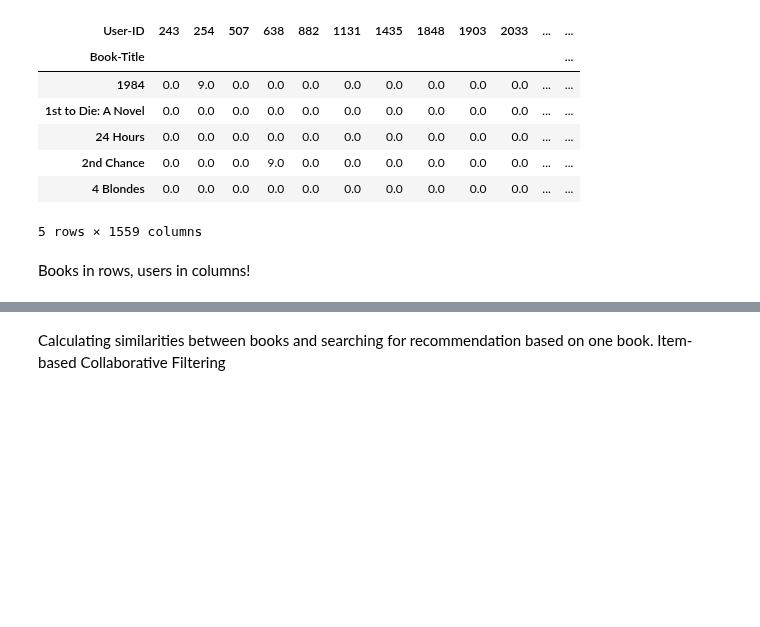
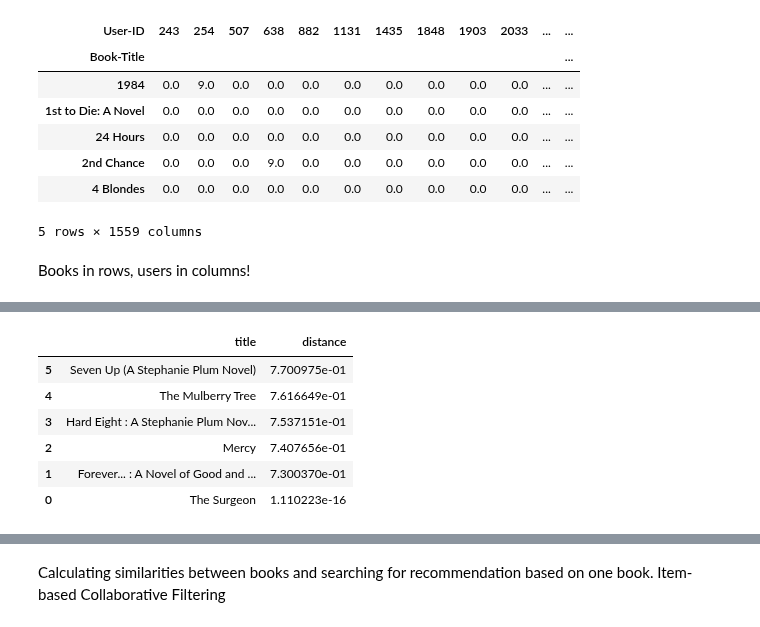
Before and after one commit to adamzulu123/Introduction-to-data-analysis, a Jupyter notebook: RecommenderSystem/Recommender-system.ipynb, the cells around one changed output, grey strips where cells are left out. Drawn from its saved outputs; the diff is of its cells as text; code cells hidden in the pictures; blank space fills up the shorter version.

```diff
--- a/RecommenderSystem/Recommender-system.ipynb
+++ b/RecommenderSystem/Recommender-system.ipynb
@@ -217,0 +253,10 @@ knn_model.fit(matrix)
+# %%
+book_recommendations("The Surgeon")
+# %% [output]
+|  | title | distance |
+| 5 | Seven Up (A Stephanie Plum Novel) | 7.700975e-01 |
+| 4 | The Mulberry Tree | 7.616649e-01 |
+| 3 | Hard Eight : A Stephanie Plum Nov... | 7.537151e-01 |
+| 2 | Mercy | 7.407656e-01 |
+| 1 | Forever... : A Novel of Good and ... | 7.300370e-01 |
+| 0 | The Surgeon | 1.110223e-16 |
```
Also changed, not shown: parts of 13 cells of this notebook.
